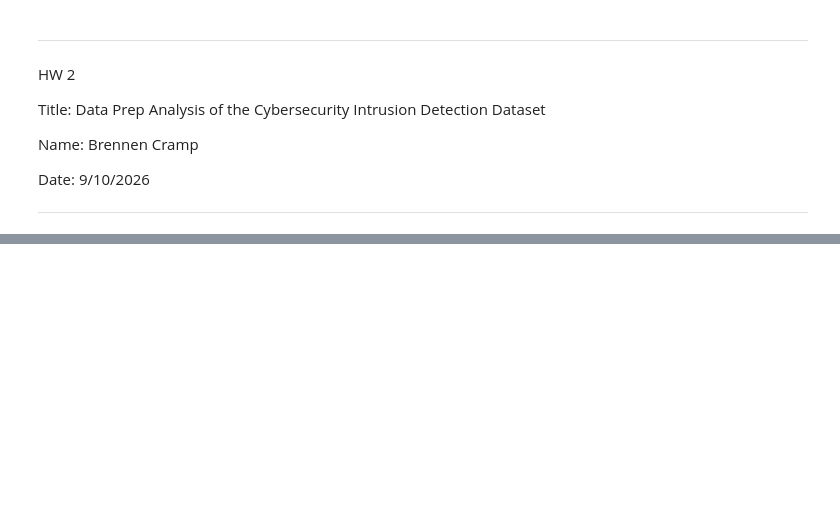
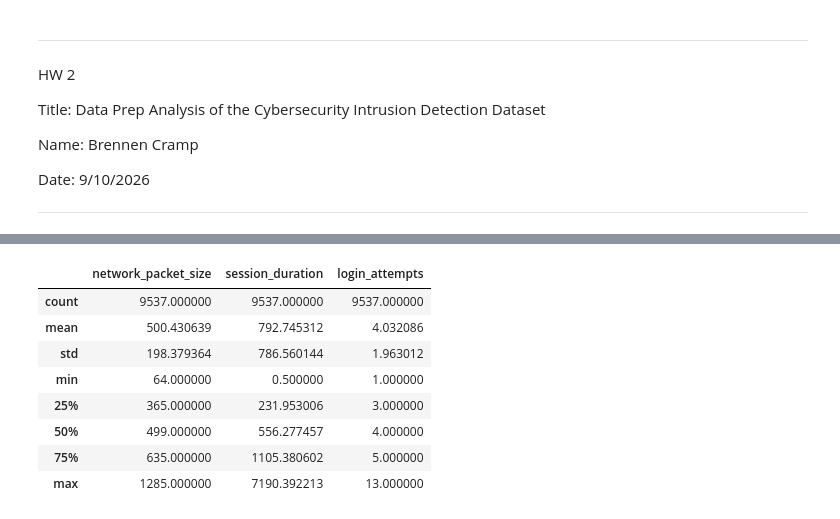
Before and after one commit to bcramp/ML, a Jupyter notebook: HW2/data_prep_analysis.ipynb, the cells around one changed output, grey strips where cells are left out. Saved outputs shown, nothing was run; the diff lists cells and outputs as text; code cells hidden in the pictures; blank space fills up the shorter version.

```diff
--- a/HW2/data_prep_analysis.ipynb
+++ b/HW2/data_prep_analysis.ipynb
@@ -92,0 +76,15 @@ df[df['sepal length (cm)'] > 5]
+# %%
+# Get summary statistics for specific columns (network_packet_size, session_duration, login_attempts, protocol_type, and browser_type)
+df[['network_packet_size', 'session_duration', 'login_attempts', 'protocol_type', 'browser_type']].describe()
+
+# IMPORTANT NOTE: protocol_type and browser_type will not appear here since they contain categorical/object types and not numerical
+# %% [output]
+|  | network_packet_size | session_duration | login_attempts |
+| count | 9537.000000 | 9537.000000 | 9537.000000 |
+| mean | 500.430639 | 792.745312 | 4.032086 |
+| std | 198.379364 | 786.560144 | 1.963012 |
+| min | 64.000000 | 0.500000 | 1.000000 |
+| 25% | 365.000000 | 231.953006 | 3.000000 |
+| 50% | 499.000000 | 556.277457 | 4.000000 |
+| 75% | 635.000000 | 1105.380602 | 5.000000 |
+| max | 1285.000000 | 7190.392213 | 13.000000 |
```
Also changed, not shown: parts of 24 cells of this notebook.
